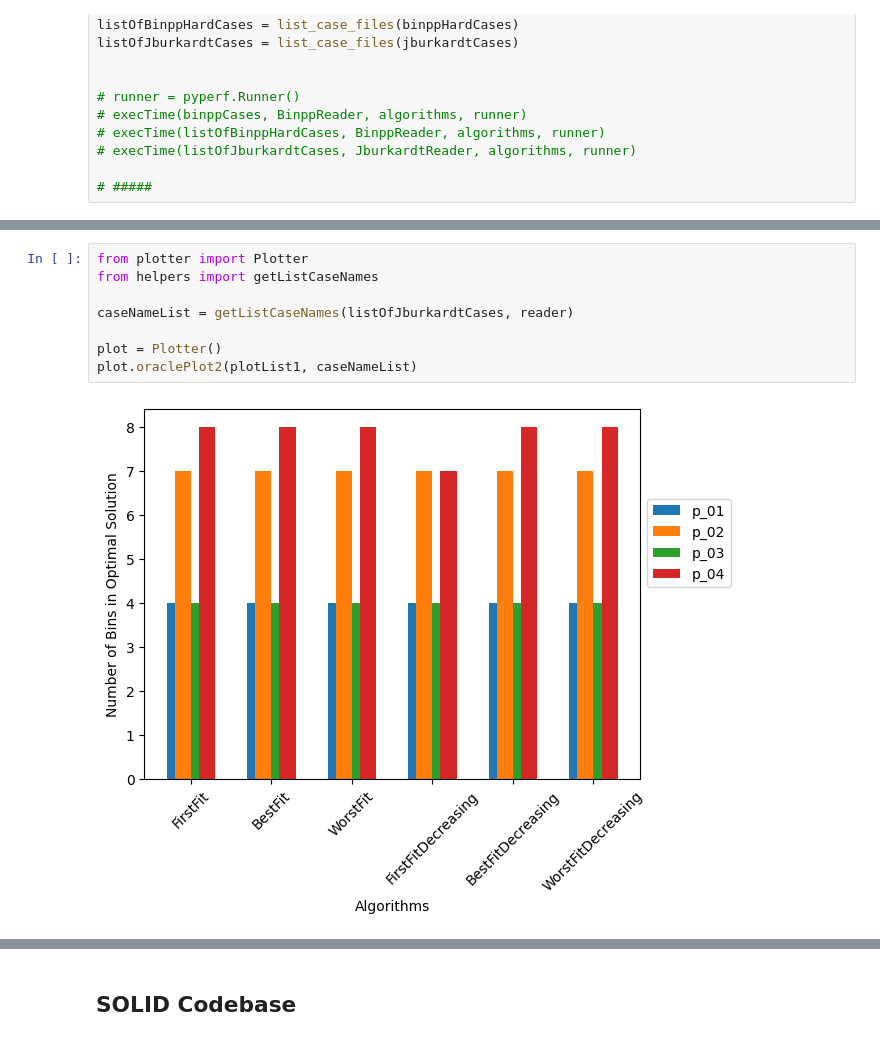
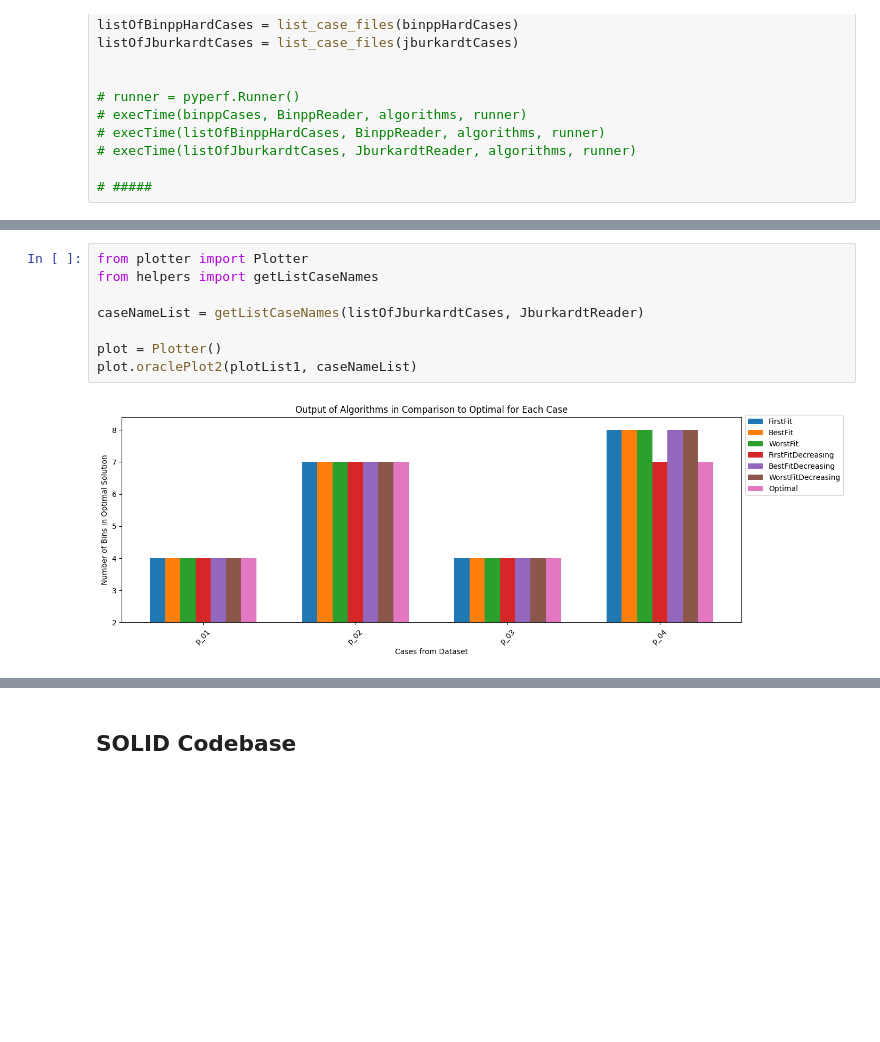
Before and after one commit to arvindshastri/binpacking, a Jupyter notebook: report.ipynb, the cells around one changed output, grey strips where cells are left out. Saved outputs shown, nothing was run; the diff lists cells and outputs as text; blank space fills up the shorter version.

Commit message:
Correct plot output for T3. Ran flake8

```diff
--- a/report.ipynb
+++ b/report.ipynb
@@ -139,13 +136,13 @@ print(plotList1)
 # %%
 from plotter import Plotter
 from helpers import getListCaseNames
 
-caseNameList = getListCaseNames(listOfJburkardtCases, reader)
+caseNameList = getListCaseNames(listOfJburkardtCases, JburkardtReader)
 
 plot = Plotter()
 plot.oraclePlot2(plotList1, caseNameList)
 # %% [output]
-[figure, old version]
+[figure, new version]
 # %%
 reader = BinppReader
 dictionary = binppHardDict
```
Also changed, not shown: parts of 3 cells of this notebook, 4 other files.
